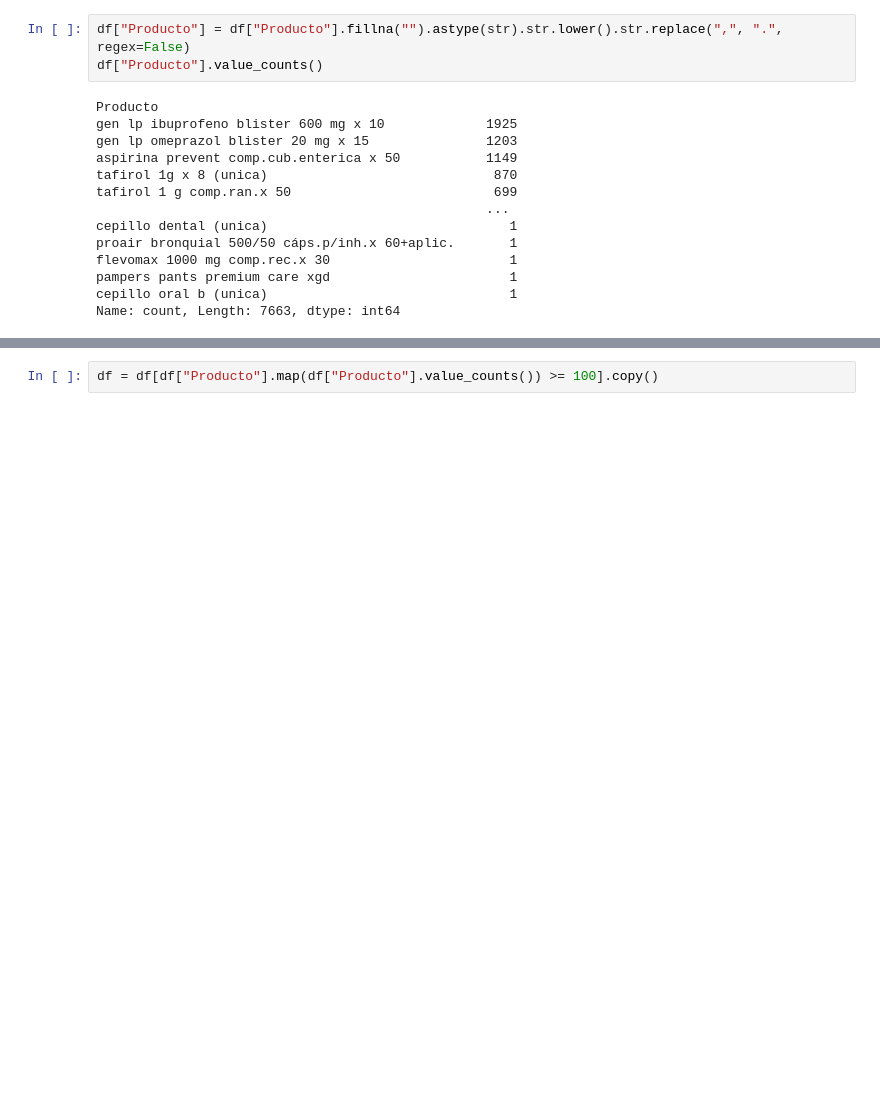
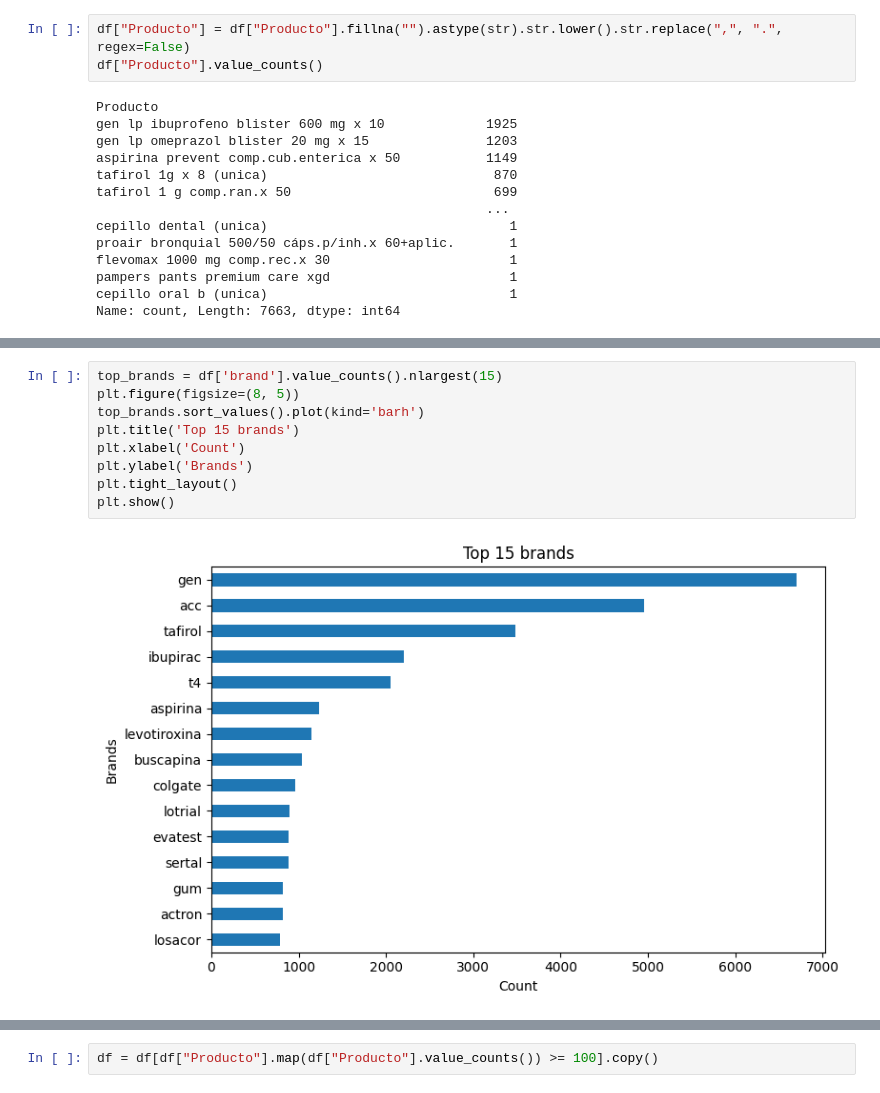
Before and after one commit to 4GeeksAcademy/sp-ml-20-final-project-g2, a Jupyter notebook: src/Final-project-Grupo2-InetaAnthonnyGuillermo.ipynb, the cells around one changed output, grey strips where cells are left out. Saved outputs shown, nothing was run; the diff lists cells and outputs as text; blank space fills up the shorter version.

```diff
--- a/src/Final-project-Grupo2-InetaAnthonnyGuillermo.ipynb
+++ b/src/Final-project-Grupo2-InetaAnthonnyGuillermo.ipynb
@@ -686 +699,12 @@ Name: count, Length: 7663, dtype: int64
+# %%
+top_brands = df['brand'].value_counts().nlargest(15)
+plt.figure(figsize=(8, 5))
+top_brands.sort_values().plot(kind='barh')
+plt.title('Top 15 brands')
+plt.xlabel('Count')
+plt.ylabel('Brands')
+plt.tight_layout()
+plt.show()
+# %% [output]
+[figure, added]
 # %% [markdown]
```
Also changed, not shown: parts of 21 cells of this notebook, 3 other files.
